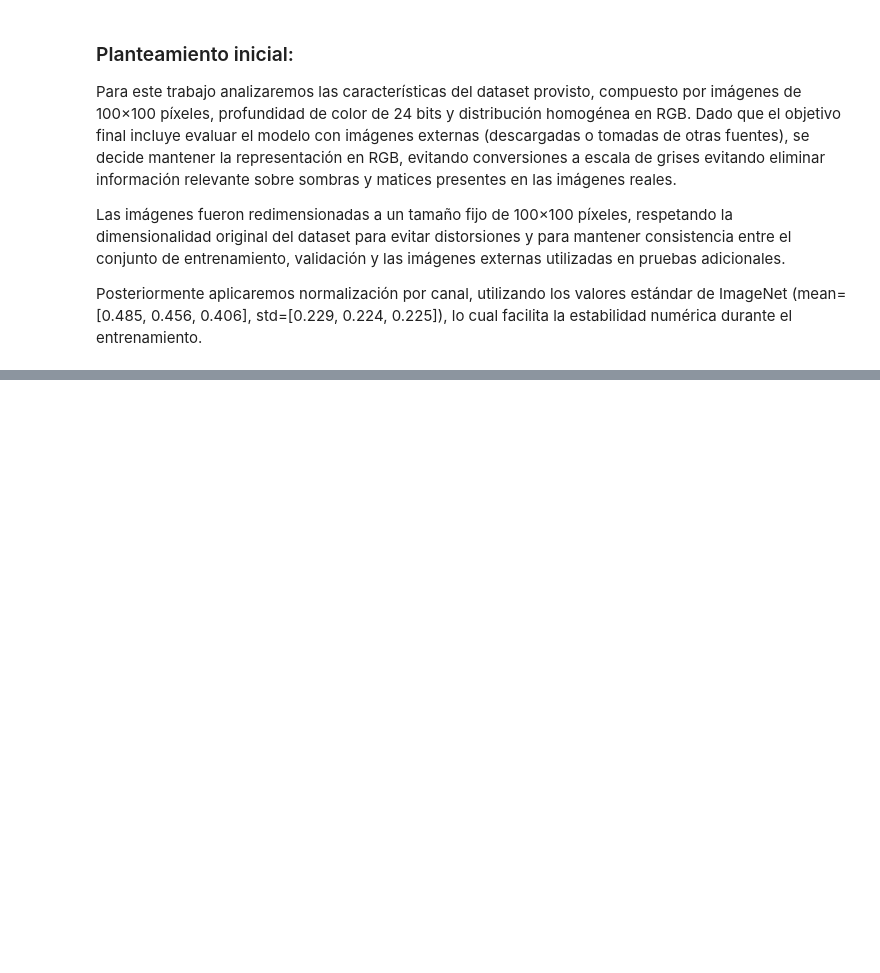
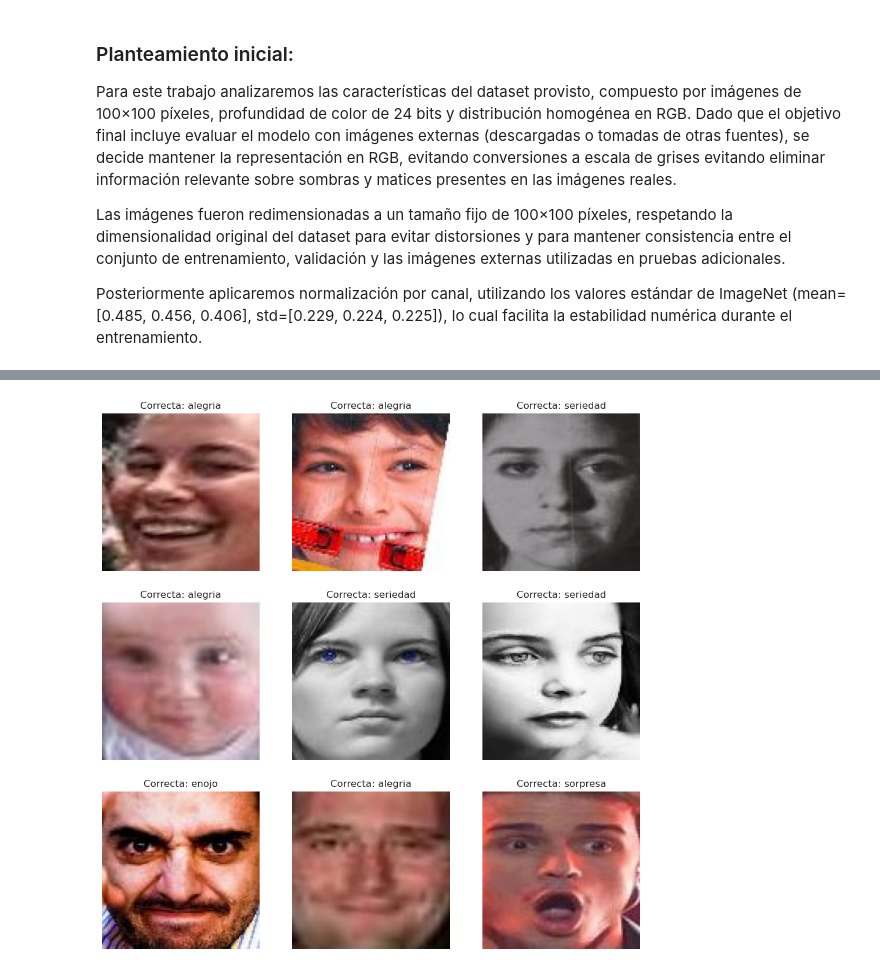
Before and after one commit to ossiemunoz/DL_TP3_Ossie, a Jupyter notebook: MUNOZ-OSVALDO-DL-TP3-Co22.ipynb, the cells around one changed output, grey strips where cells are left out. Cells and saved outputs as stored; diff of their text form; code cells hidden in the pictures; blank space fills up the shorter version.

```diff
--- a/MUNOZ-OSVALDO-DL-TP3-Co22.ipynb
+++ b/MUNOZ-OSVALDO-DL-TP3-Co22.ipynb
@@ -1653,0 +721,31 @@ Podemos decir que ambos modelos tienen desempeños similares, ninguno saca una v
+# %%
+# Visualizamos imágenes correectamente clasificadas
+
+correct_indices = [i for i in range(len(all_preds)) if all_preds[i] == all_targets[i]]
+
+def show_correct_predictions(n=9):
+    indices_to_show = random.sample(correct_indices, min(n, len(correct_indices)))
+    plt.figure(figsize=(12, 12))
+
+    dataset_list = list(val_dataset.samples)
+    contador = 1
+
+    for idx in indices_to_show:
+        img_path, true_label = dataset_list[idx]
+        img = Image.open(img_path).convert("RGB")
+
+        plt.subplot(3, 3, contador)
+        plt.imshow(img)
+
+        pred_real_str = labels_str[true_label]
+
+        plt.title(f"Correcta: {pred_real_str}")
+        plt.axis("off")
+
+        contador += 1
+
+    plt.show()
+
+show_correct_predictions(9)
+# %% [output]
+[figure, added]
```
Also changed, not shown: parts of 84 cells of this notebook.
